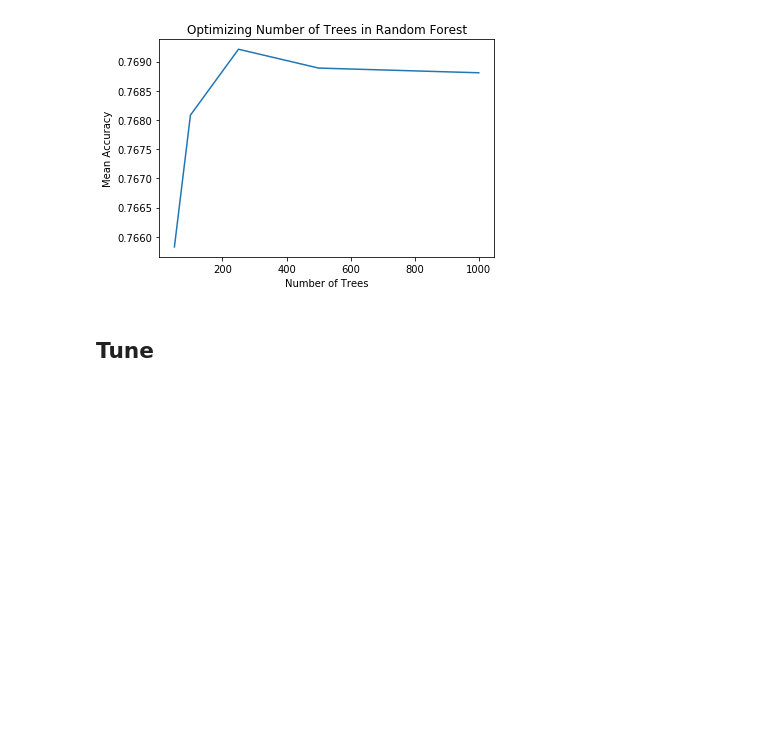
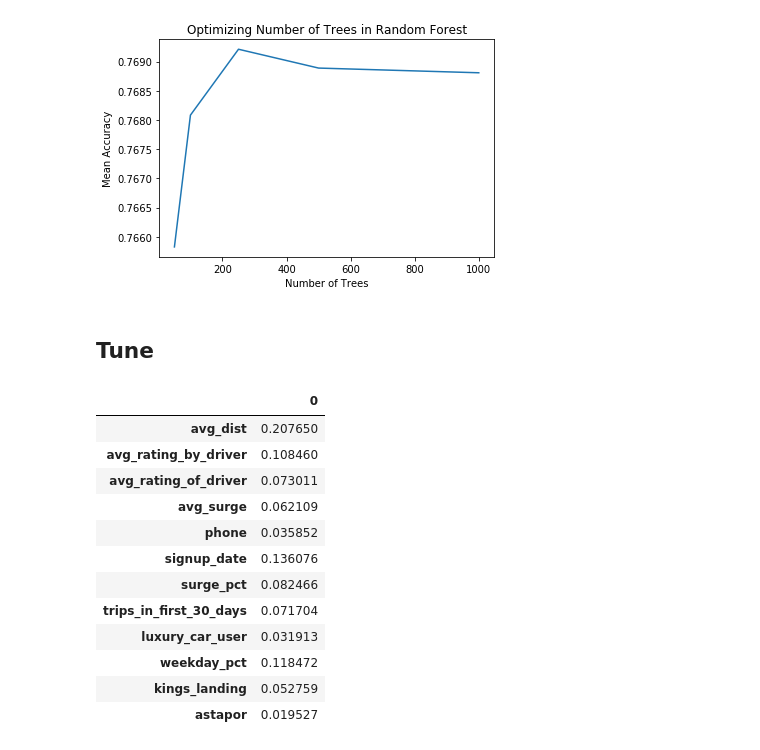
Before and after one commit to jakemull13/Uber-Churn-Prediction-Case-Study, a Jupyter notebook: supervised_learning_case_study.ipynb, the cells around one changed output. Saved outputs shown, nothing was run; the diff lists cells and outputs as text; code cells hidden in the pictures; blank space fills up the shorter version.

```diff
--- a/supervised_learning_case_study.ipynb
+++ b/supervised_learning_case_study.ipynb
@@ -335,0 +338,16 @@ Text(0.5, 1.0, 'Optimizing Number of Trees in Random Forest')
+# %%
+feature_importance
+# %% [output]
+|  | 0 |
+| avg_dist | 0.207650 |
+| avg_rating_by_driver | 0.108460 |
+| avg_rating_of_driver | 0.073011 |
+| avg_surge | 0.062109 |
+| phone | 0.035852 |
+| signup_date | 0.136076 |
+| surge_pct | 0.082466 |
+| trips_in_first_30_days | 0.071704 |
+| luxury_car_user | 0.031913 |
+| weekday_pct | 0.118472 |
+| kings_landing | 0.052759 |
+| astapor | 0.019527 |
```
Also changed, not shown: parts of 3 cells of this notebook, 1 other file.
